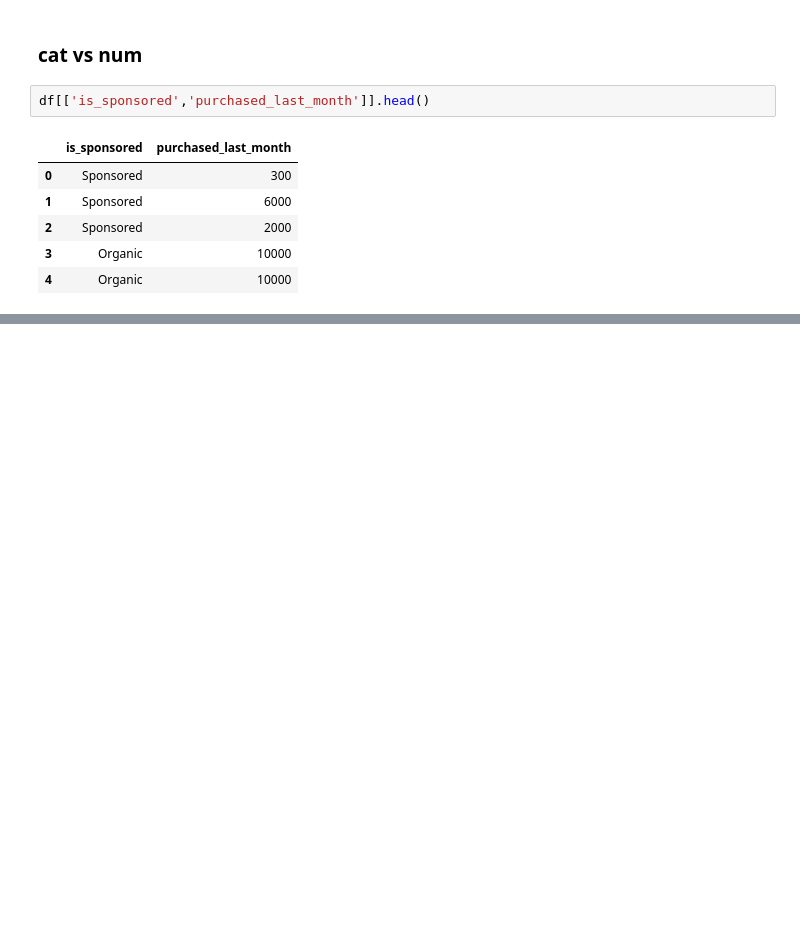
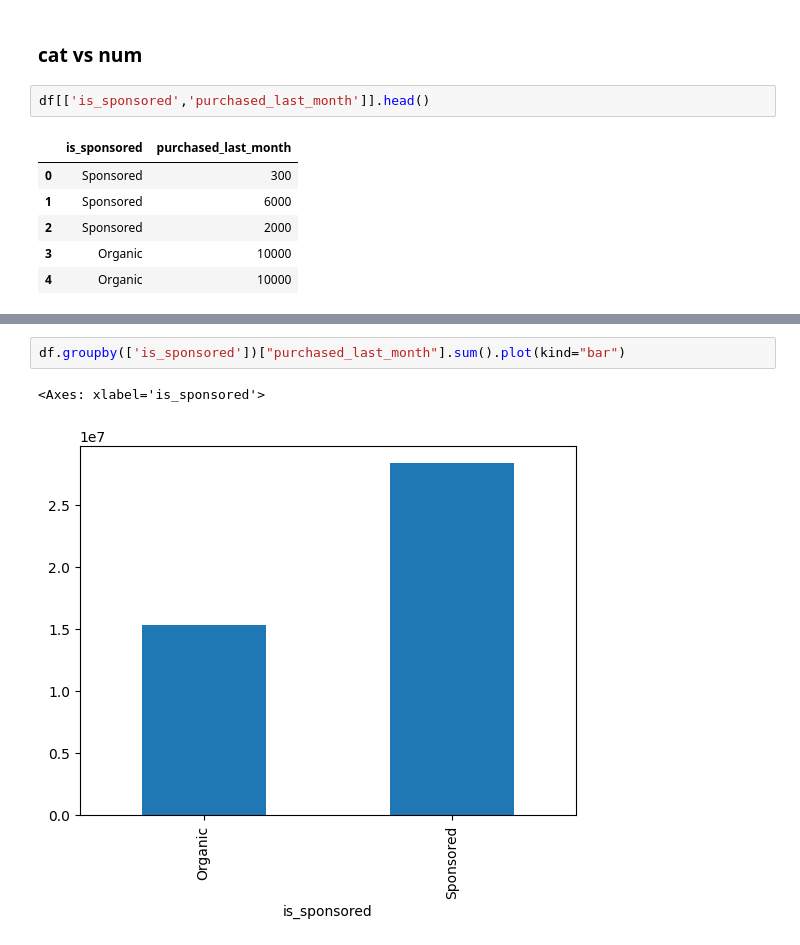
Before and after one commit to korapatisrinu/python-learing, a Jupyter notebook: projectdataA.ipynb, the cells around one changed output, grey strips where cells are left out. Drawn from its saved outputs; the diff is of its cells as text; blank space fills up the shorter version.

```diff
--- a/projectdataA.ipynb
+++ b/projectdataA.ipynb
@@ -332,0 +340,5 @@ df[['is_sponsored','purchased_last_month']].head()
+# %%
+df.groupby(['is_sponsored'])["purchased_last_month"].sum().plot(kind="bar")
+# %% [output]
+<Axes: xlabel='is_sponsored'>
+[figure, added]
```
Also changed, not shown: parts of 9 cells of this notebook, 2 other files.
